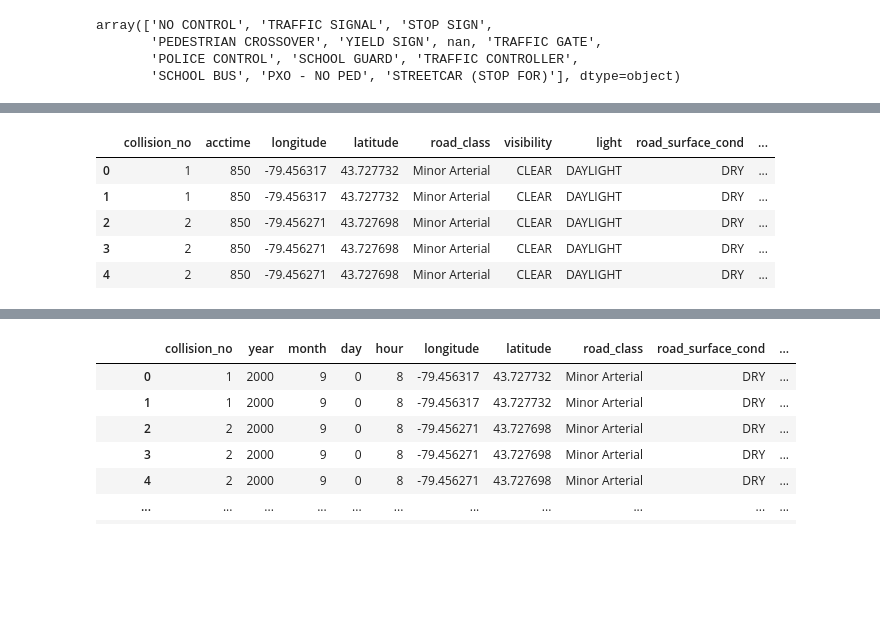
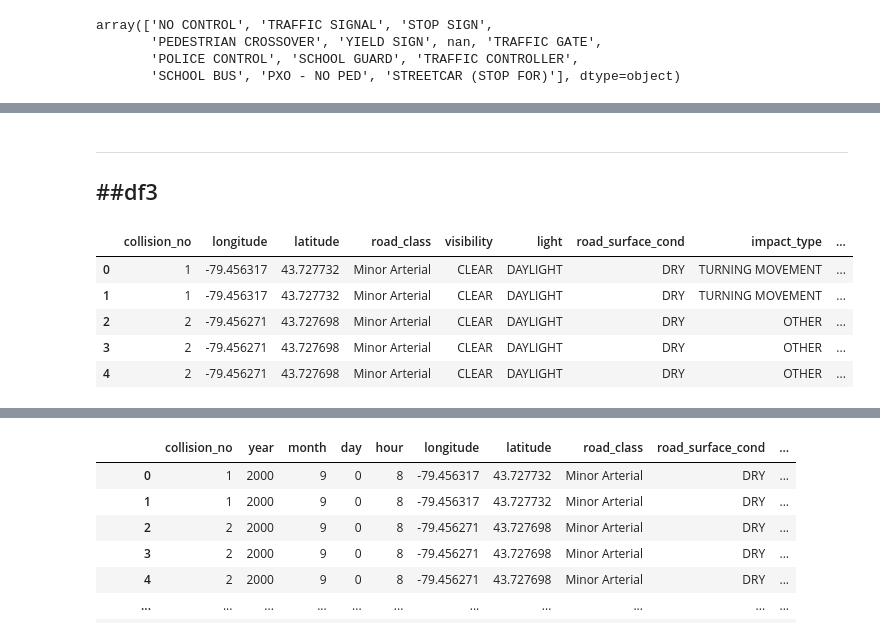
Before and after one commit to Dave-61/Insight_Data_Science, a Jupyter notebook: notebooks/TVZ_dataFrames.ipynb, the cells around one changed output, grey strips where cells are left out. Saved outputs shown, nothing was run; the diff lists cells and outputs as text; code cells hidden in the pictures; blank space fills up the shorter version.

```diff
--- a/notebooks/TVZ_dataFrames.ipynb
+++ b/notebooks/TVZ_dataFrames.ipynb
@@ -147,0 +158,19 @@ df2.reset_index(inplace=True)
+# %%
+# extract hour from acctime (integer)
+
+hour = []
+for i in range(len(df2)):
+    if len(str(df2.loc[i, 'acctime'])) == 2:
+        hour.append(0)
+    elif len(str(df2.loc[i, 'acctime'])) == 3:
+        hour.append(int(str(df2.loc[i, 'acctime'])[:1]))
+    elif len(str(df2.loc[i, 'acctime'])) == 4:
+        hour.append(int(str(df2.loc[i, 'acctime'])[:2]))
+    else:
+        hour.append(np.nan)
+
+df2['hour'] = hour
+
+df2.drop('acctime', axis=1, inplace=True)
+
+df2['hour'].unique()
@@ -147,0 +184,8 @@ df2.reset_index(inplace=True)
+# %%
+# Drop nan values of hour
+df2.dropna(subset=['hour'], inplace=True )
+df2['hour'] = df2['hour'].astype(np.int8)
+# %%
+df2['year'] = df2['acc_date'].dt.year
+df2['month'] = df2['acc_date'].dt.month
+df2['day'] = df2['acc_date'].dt.dayofweek
@@ -147,0 +205,3 @@ df2.reset_index(inplace=True)
+# %%
+df2.drop('index', axis=1, inplace=True)
+df2.head()
@@ -303,18 +657,19 @@ df2[df2['road_class']=='Other'].shape
+# %% [markdown]
+---
+##df3
+---
 # %%
 # Create df3 from df2 for detecting most important features: Drop some unuseful columns
 df3 = df2.copy()
-df3.drop(['index', 'stname1', 'stname2', 'stname3', 'traffic_control', 'vehicle_no', 'vehicle_class'],axis=1, inplace=True)
-
-# Drop 'month_name' and 'day_name' as they are string, we're going to extract the integer values from 'acc_date'
-df3.drop(['year', 'month_name', 'day_name'],axis=1, inplace=True)
+df3.drop(['stname1', 'stname2', 'stname3', 'traffic_control', 'vehicle_no', 'vehicle_class'], axis=1, inplace=True)
 df3.head()
 # %% [output]
-|  | collision_no | acctime | longitude | latitude | road_class | visibility | light | road_surface_cond | ... |
-| 0 | 1 | 850 | -79.456317 | 43.727732 | Minor Arterial | CLEAR | DAYLIGHT | DRY | ... |
-| 1 | 1 | 850 | -79.456317 | 43.727732 | Minor Arterial | CLEAR | DAYLIGHT | DRY | ... |
-| 2 | 2 | 850 | -79.456271 | 43.727698 | Minor Arterial | CLEAR | DAYLIGHT | DRY | ... |
-| 3 | 2 | 850 | -79.456271 | 43.727698 | Minor Arterial | CLEAR | DAYLIGHT | DRY | ... |
-| 4 | 2 | 850 | -79.456271 | 43.727698 | Minor Arterial | CLEAR | DAYLIGHT | DRY | ... |
+|  | collision_no | longitude | latitude | road_class | visibility | light | road_surface_cond | impact_type | ... |
+| 0 | 1 | -79.456317 | 43.727732 | Minor Arterial | CLEAR | DAYLIGHT | DRY | TURNING MOVEMENT | ... |
+| 1 | 1 | -79.456317 | 43.727732 | Minor Arterial | CLEAR | DAYLIGHT | DRY | TURNING MOVEMENT | ... |
+| 2 | 2 | -79.456271 | 43.727698 | Minor Arterial | CLEAR | DAYLIGHT | DRY | OTHER | ... |
+| 3 | 2 | -79.456271 | 43.727698 | Minor Arterial | CLEAR | DAYLIGHT | DRY | OTHER | ... |
+| 4 | 2 | -79.456271 | 43.727698 | Minor Arterial | CLEAR | DAYLIGHT | DRY | OTHER | ... |
 # %%
 for column in df3.columns:
     print('# nan in "{}": {:,}'.format(column, df3[column].isna().sum()))
```
Also changed, not shown: parts of 68 cells of this notebook.
